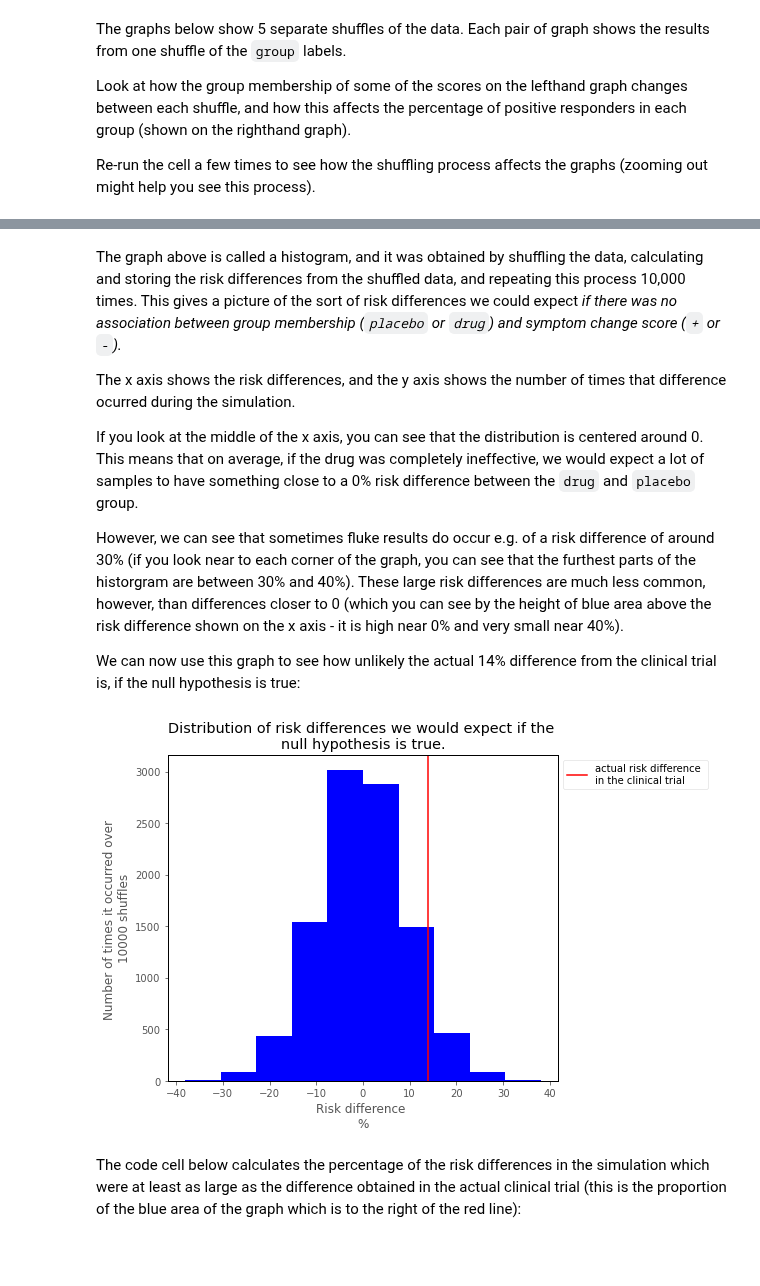
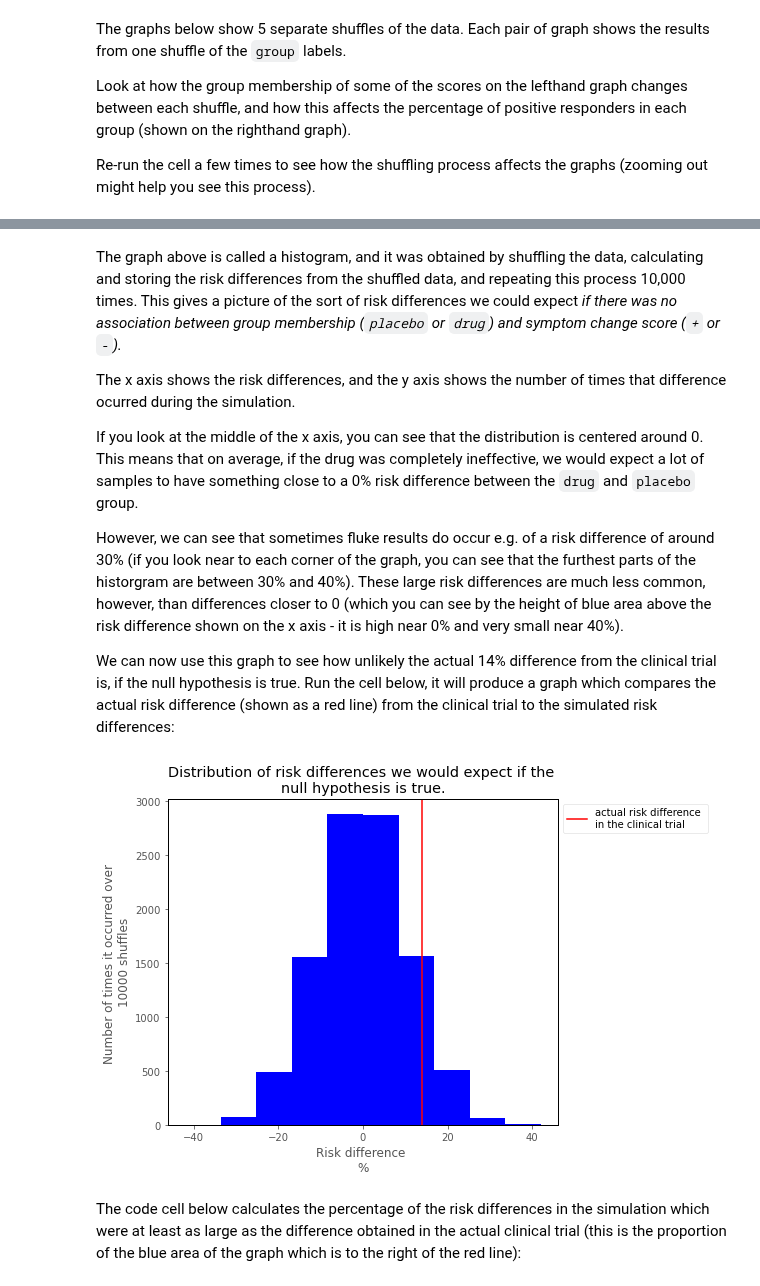
Before and after one commit to pxr687/islands_python_foundations, a Jupyter notebook: 1_populations_samples_questions.ipynb, the cells around one changed output, grey strips where cells are left out. Cells and saved outputs as stored; diff of their text form; code cells hidden in the pictures; blank space fills up the shorter version.

```diff
--- a/1_populations_samples_questions.ipynb
+++ b/1_populations_samples_questions.ipynb
@@ -452,18 +457,18 @@ If you look at the middle of the x axis, you can see that the distribution is ce
 
 However, we can see that sometimes fluke results do occur e.g. of a risk difference of around 30% (if you look near to each corner of the graph, you can see that the furthest parts of the historgram are between 30% and 40%). These large risk differences are much less common, however, than differences closer to 0 (which you can see by the height of blue area above the risk difference shown on the x axis - it is high near 0% and very small near 40%).
 
-We can now use this graph to see how unlikely the actual 14% difference from the clinical trial is, if the null hypothesis is true:
+We can now use this graph to see how unlikely the actual 14% difference from the clinical trial is, if the null hypothesis is true. Run the cell below, it will produce a graph which compares the actual risk difference (shown as a red line) from the clinical trial to the simulated risk differences:
 # %%
-actual_percent_diff = np.round(np.sum(drug_change == '+')/len(drug_change)*100 - np.sum(placebo_change == '+')/len(placebo_change)*100, 2)
+actual_risk_diff = np.round(np.sum(drug_change == '+')/len(drug_change)*100 - np.sum(placebo_change == '+')/len(placebo_change)*100, 2)
 plt.hist(simulation_results, color = 'blue')
-plt.axvline(x = actual_percent_diff, color = 'red', label = 'actual risk difference \nin the clinical trial')
+plt.axvline(x = actual_risk_diff, color = 'red', label = 'actual risk difference \nin the clinical trial')
 plt.title('Distribution of risk differences we would expect if the \nnull hypothesis is true.')
 plt.xlabel('Risk difference \n%')
 plt.ylabel('Number of times it occurred over \n10000 shuffles')
 plt.legend(bbox_to_anchor = (1,1))
 plt.show()
 # %% [output]
-[figure, old version]
+[figure, new version]
 # %% [markdown]
 The code cell below calculates the percentage of the risk differences in the simulation which were at least as large as the difference obtained in the actual clinical trial (this is the proportion of the blue area of the graph which is to the right of the red line):
 # %%
```
Also changed, not shown: parts of 14 cells of this notebook, 1 other file.
